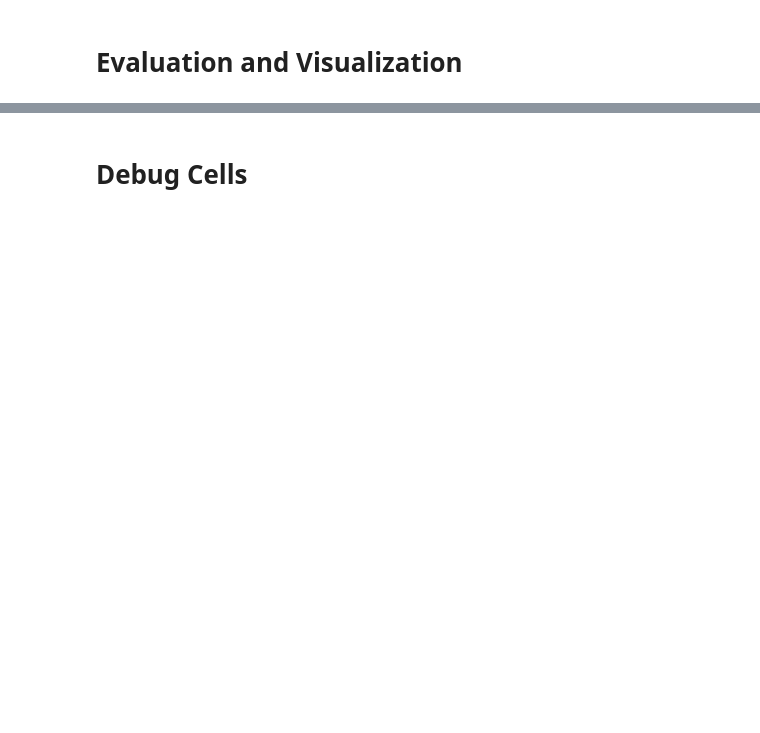
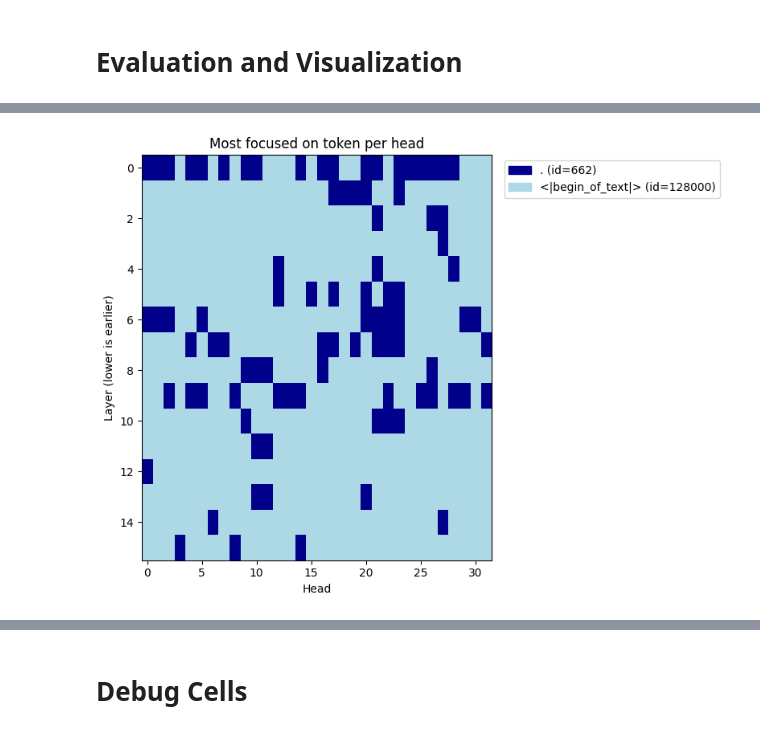
Before and after one commit to BreckEmert/repurposed-tokens-experiment, a Jupyter notebook: LoRA_sanity_run.ipynb, the cells around one changed output, grey strips where cells are left out. Cells and saved outputs as stored; diff of their text form; code cells hidden in the pictures; blank space fills up the shorter version.

```diff
--- a/LoRA_sanity_run.ipynb
+++ b/LoRA_sanity_run.ipynb
@@ -585,3 +726,76 @@ else:
+# %%
+# AI GENERATED CELL
+# Major token attended-to per head/layer categorical heat-map
+# with fixed colours for special token-ids
+import torch, numpy as np, matplotlib.pyplot as plt, matplotlib.patches as mpatches
+from matplotlib.colors import ListedColormap, BoundaryNorm
+
+# ── collect full attentions so raw_attn is 4-D (N,L,H,S) ───────────────
+dl = torch.utils.data.DataLoader(
+    test_ds.shuffle().select(range(200)),
+    batch_size=8,
+    shuffle=False,
+    collate_fn=custom_data_collator,
+)
+attn_chunks, id_chunks = [], []
+with torch.no_grad():
+    for batch in dl:
+        out = model(**{k: v.to(model.device) for k, v in batch.items()},
+                     use_cache=False, output_attentions=True)
+        attn_chunks.append(torch.stack(out.attentions, dim=1).mean(-2).cpu())  # (B,L,H,S)
+        id_chunks.append(batch["input_ids"])
+raw_attn = torch.cat(attn_chunks, 0)           # (N,L,H,S)
+ids_all  = torch.cat(id_chunks,   0)           # (N,S)
+
+N, L, H, S = raw_attn.shape
+vocab = max(tok.vocab_size, ids_all.max().item() + 1)
+attn_to_tok = torch.zeros(L, H, vocab, device=raw_attn.device)
+for t in torch.unique(ids_all):
+    mask = (ids_all == t).float()                                 # (N,S)
+    attn_to_tok[:, :, t] = (raw_attn * mask[:, None, None, :]).sum(-1).mean(0)
+
+maj_tok = attn_to_tok.argmax(-1).cpu()                            # (L,H)
+
+# ── fixed colours for key token-ids ───────────────────────────────────
+color_by_id = {
+    128000: "#add8e6",                              # bos  → light-blue
+    200:    "#bfff00",                              # space → light lime-green
+    int(tok.filler_id): "#00008b",                  # filler → dark-blue
+    getattr(tok, "eos_token_id", None): "#d3d3d3",  # eos  → light-grey
+    getattr(tok, "cot_begin_id", None): "#ffa500",  # cot-begin → orange
+    getattr(tok, "cot_end_id",   None): "#ff69b4",  # cot-end   → hot-pink
+}
+color_by_id = {k: v for k, v in color_by_id.items() if k is not None}
+
+# Re-index token-ids to 0..K-1 for palette
+cat_ids = torch.unique(maj_tok).tolist()
+idx_map = {t: i for i, t in enumerate(cat_ids)}
+maj_idx = np.vectorize(idx_map.get)(maj_tok.numpy())              # (L,H)
+
+# Build colour list: fixed first, fall-back to tab20 for the rest
+base_palette = iter(plt.cm.tab20(np.linspace(0, 1, 20)))
+colors = [
+    color_by_id.get(t, next(base_palette))
+    for t in cat_ids
+]
+
+cmap = ListedColormap(colors)
+norm = BoundaryNorm(np.arange(len(cat_ids) + 1) - 0.5, cmap.N)
+
+# ── plot ──────────────────────────────────────────────────────────────
+plt.figure(figsize=(8, 6))
+plt.imshow(maj_idx, cmap=cmap, norm=norm, aspect='auto')
+plt.xlabel("Head")
+plt.ylabel("Layer (lower is earlier)")
+plt.title("Most focused on token per head")
+labels = [tok.decode([t]) if hasattr(tok, "decode") else str(t) for t in cat_ids]
+patches = [mpatches.Patch(color=colors[i], label=f"{labels[i]} (id={cat_ids[i]})")
+           for i in range(len(cat_ids))]
+plt.legend(handles=patches, bbox_to_anchor=(1.02, 1), loc="upper left")
+plt.tight_layout()
+plt.show()
+# %% [output]
+[figure, added]
 # %%
 # ──────────────────────────────────────────────────────────────
 # Accuracy Eval
```
Also changed, not shown: parts of 18 cells of this notebook.
